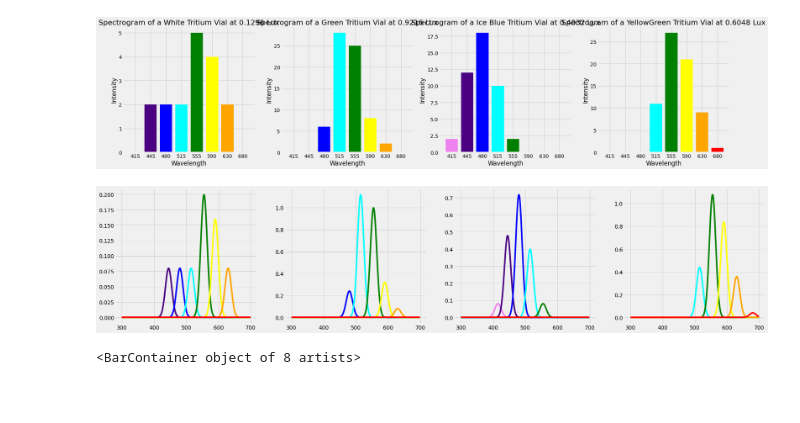
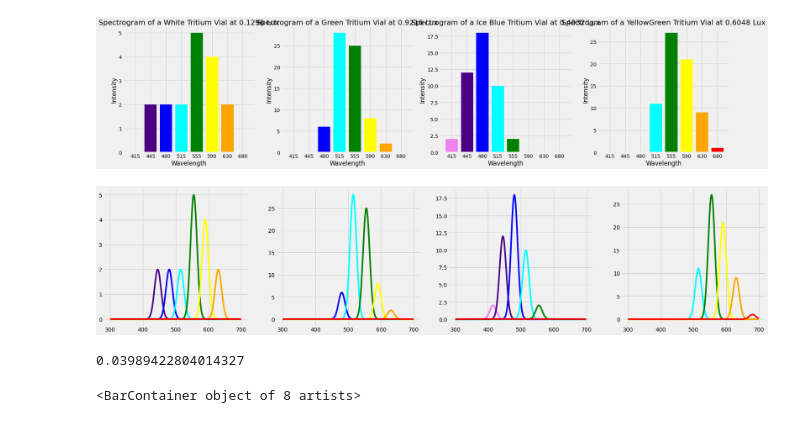
Before and after one commit to darkmatter2222/Nuclear-Battery, a Jupyter notebook: measurement_techniques/analiyze_measurements/spectrogram_v2.ipynb, the cells around one changed output. Drawn from its saved outputs; the diff is of its cells as text; code cells hidden in the pictures; blank space fills up the shorter version.

```diff
--- a/measurement_techniques/analiyze_measurements/spectrogram_v2.ipynb
+++ b/measurement_techniques/analiyze_measurements/spectrogram_v2.ipynb
@@ -215,24 +215,22 @@ for i in range(4):
 # %%
 fig, axes = plt.subplots(nrows=1, ncols=4, figsize=(27, 6))
 
 colors = ['White', 'Green', 'Ice Blue', 'YellowGreen']
 
 for i in range(4):
   y = []
   x = np.arange(300, 700, 1)
   color = []
   target_color = colors[i]
   for wavelength in results[target_color]['target_wavelengths']:
     y = norm.pdf(x,int(wavelength),10)
+    y = (y * 1) / np.max(y)
     y = y * results[target_color]['target_wavelengths'][wavelength]['color_intensity']
+    axes[i].plot(x,y, color=results[target_color]['target_wavelengths'][wavelength]['color_name'])
 
-  axes[i].plot(x,y, color=results[target_color]['target_wavelengths'][wavelength]['color_name'])
-  axes[i].set_ylabel('Intensity')
-  axes[i].set_xlabel('Wavelength')
-  axes[i].set_title(f'Spectrogram of a {target_color} Tritium Vial at {results[target_color]["lux"]} Lux')
 
 #choose plot style and display the bell curve
 plt.style.use('fivethirtyeight')
 plt.show()
 # %% [output]
-[figure, old version]
+[figure, new version]
@@ -239,3 +240,7 @@ plt.show()
+# %%
+np.max(y)
+# %% [output]
+0.03989422804014327
 # %%
 y = []
 x = []
```
Also changed, not shown: parts of 1 cell of this notebook.
